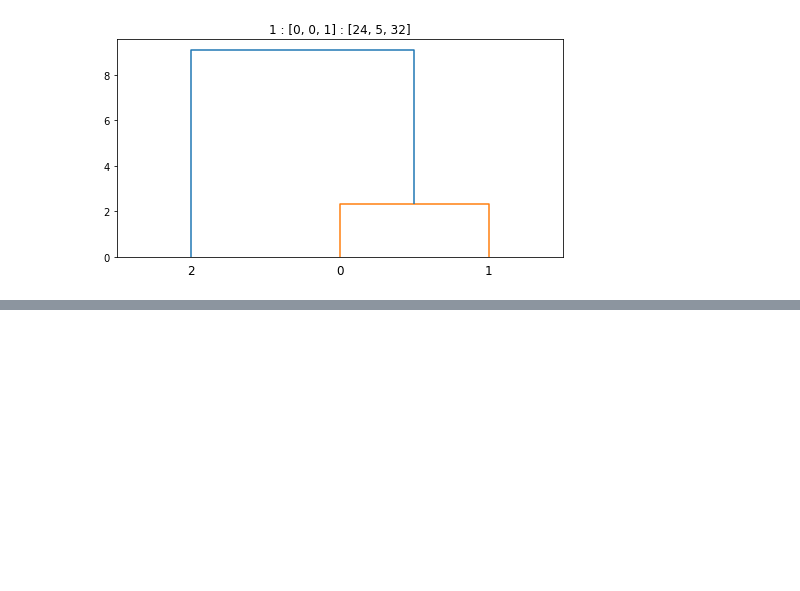
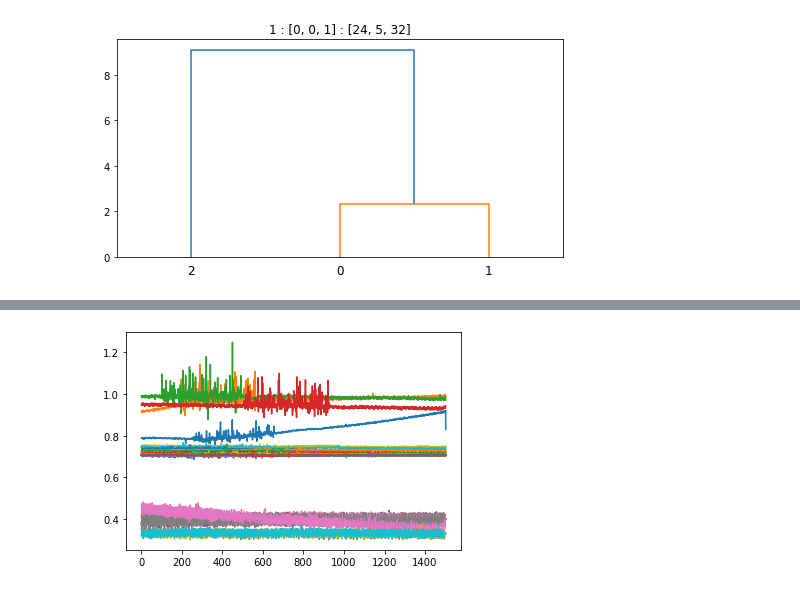
Before and after one commit to PhilipPhil/Unsupervised-Learning-for-Anomaly-Detection-in-Fleet-Based-Systems-Application-to-Air-Conditioners, a Jupyter notebook: Project.ipynb, the cells around one changed output, grey strips where cells are left out. Drawn from its saved outputs; the diff is of its cells as text; code cells hidden in the pictures; blank space fills up the shorter version.

```diff
--- a/Project.ipynb
+++ b/Project.ipynb
@@ -197,0 +215,6 @@ for _ in range(20):
+# %%
+for i in range(len(faulty)):
+#     print(np.mean(faulty.iloc[i, 1:]))
+    plt.plot(faulty.iloc[i, 1:])
+# %% [output]
+[figure, added]
```
Also changed, not shown: parts of 6 cells of this notebook, 3 other files.
